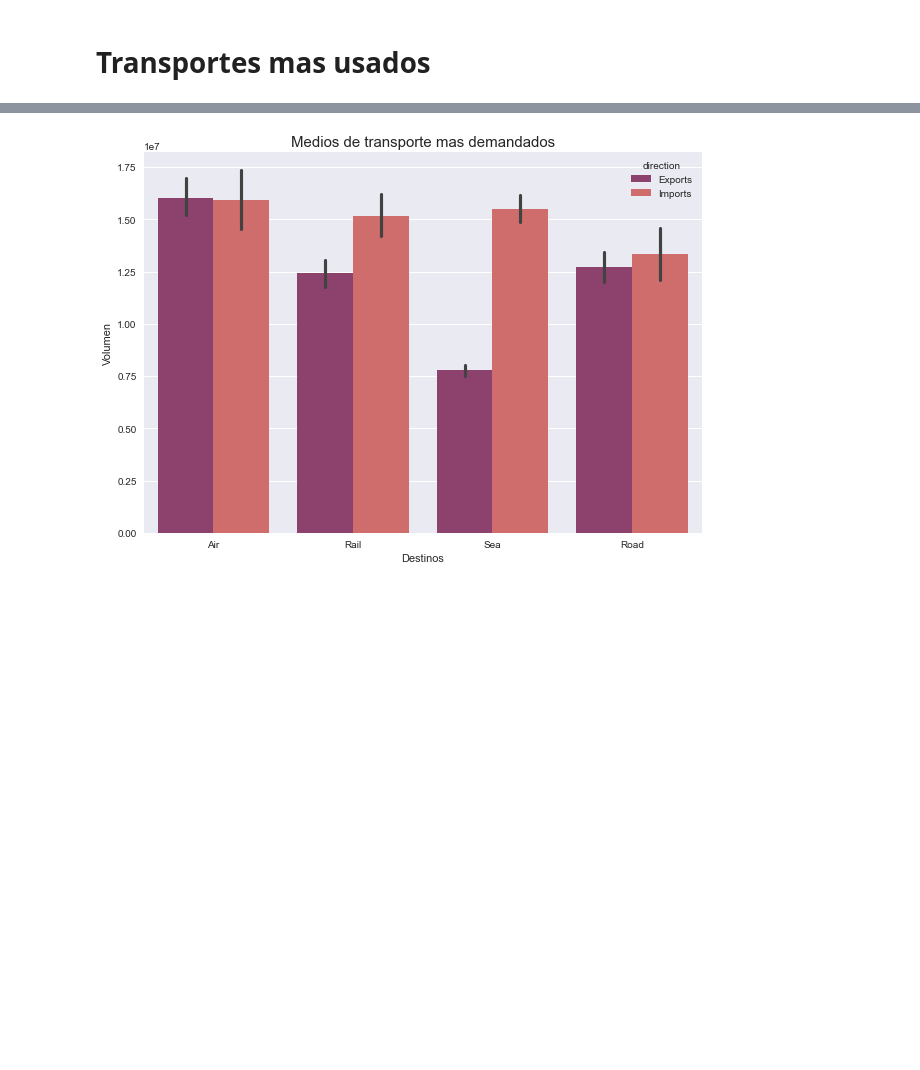
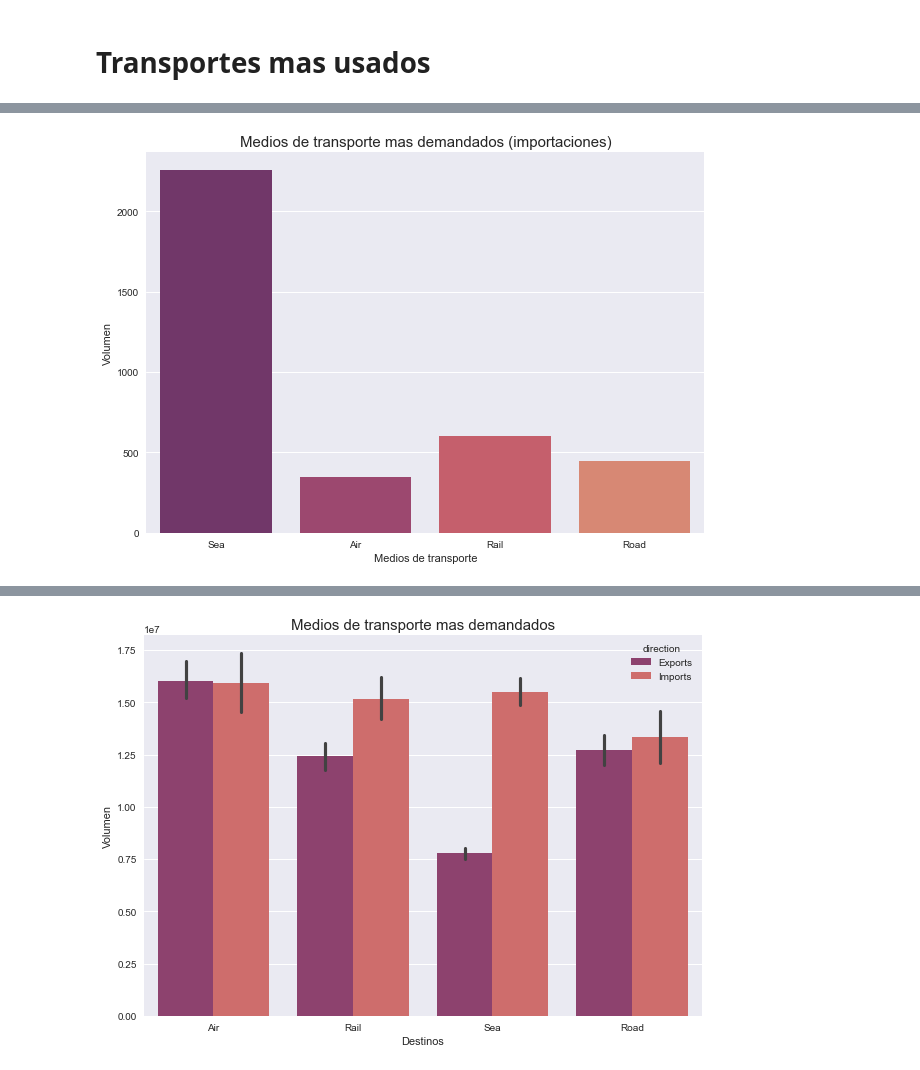
Before and after one commit to josue-islas/EmTech_2, a Jupyter notebook: Notebooks/ISLAS_GASRCILAZO_JOSUE_SABDIEL_PROYECTO.ipynb, the cells around one changed output, grey strips where cells are left out. Saved outputs shown, nothing was run; the diff lists cells and outputs as text; code cells hidden in the pictures; blank space fills up the shorter version.

Commit message:
Finish transports

```diff
--- a/Notebooks/ISLAS_GASRCILAZO_JOSUE_SABDIEL_PROYECTO.ipynb
+++ b/Notebooks/ISLAS_GASRCILAZO_JOSUE_SABDIEL_PROYECTO.ipynb
@@ -337,0 +343,7 @@ fig1.show()
+# %%
+array_trans_raiking = []
+for country in df['transport_mode'].unique():
+    imports = df[(df['transport_mode'] == country) & (df['direction'] == 'Imports')].direction.count()
+    exports = df[(df['transport_mode'] == country) & (df['direction'] == 'Exports')].direction.count()
+    array_trans_raiking.append([country, [imports, exports]])
+print(array_trans_raiking)
@@ -337,0 +352,3 @@ fig1.show()
+# %%
+df_trans_mas_usados = pd.DataFrame(dict(array_trans_raiking), index=['Importaciones', 'Exportaciones']).transpose()
+display(df_trans_mas_usados)
@@ -337,0 +361,13 @@ fig1.show()
+# %%
+plt.figure(figsize=(10,7))
+sns.barplot(
+    x = df_trans_mas_usados.index,
+    y = df_trans_mas_usados['Importaciones'],
+    palette = paleta
+    )
+plt.title('Medios de transporte mas demandados (importaciones)',  fontdict = {'fontsize' : 15})
+plt.xlabel('Medios de transporte')
+plt.ylabel('Volumen')
+plt.show()
+# %% [output]
+[figure, added]
```
Also changed, not shown: parts of 6 cells of this notebook.
